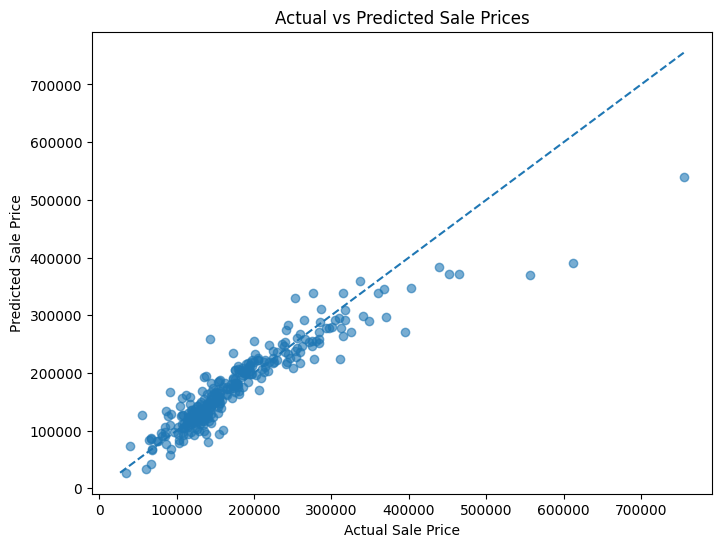
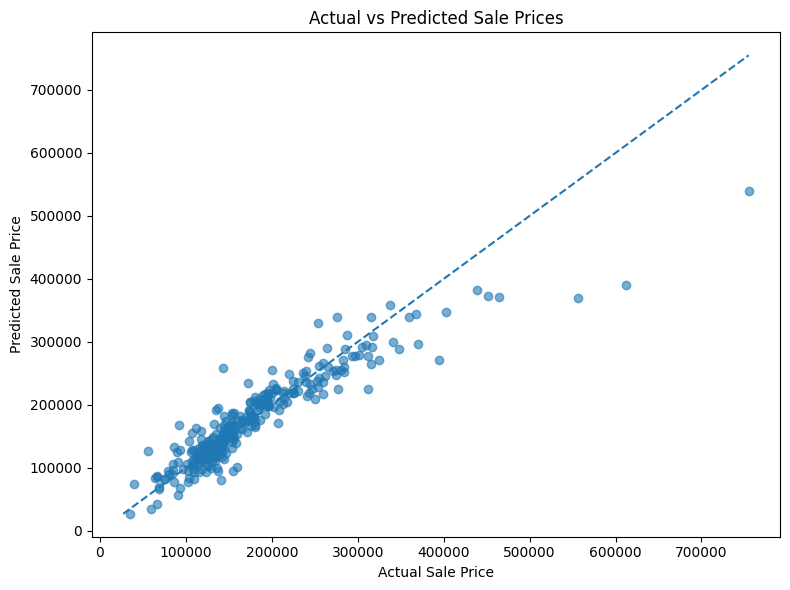
Unified diff of the notebook cell whose output changed from the first chart to the second:
--- before
+++ after
@@ -16,3 +16,11 @@
 ax.set_title("Actual vs Predicted Sale Prices")
 
+plt.tight_layout()
+
+plt.savefig(
+    "../outputs/actual_vs_predicted.png",
+    dpi=300,
+    bbox_inches="tight"
+)
+
 plt.show()

Commit: Add Predictions and images for model performance